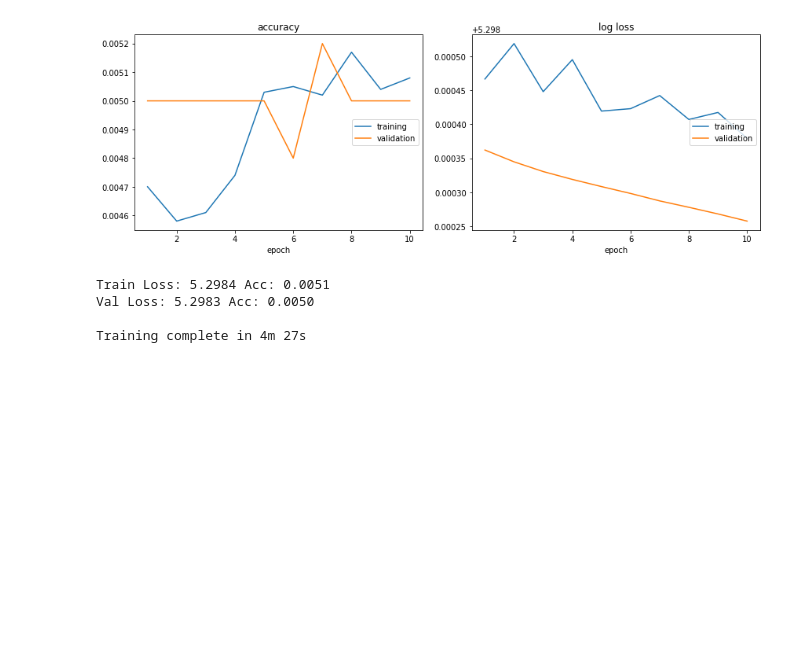
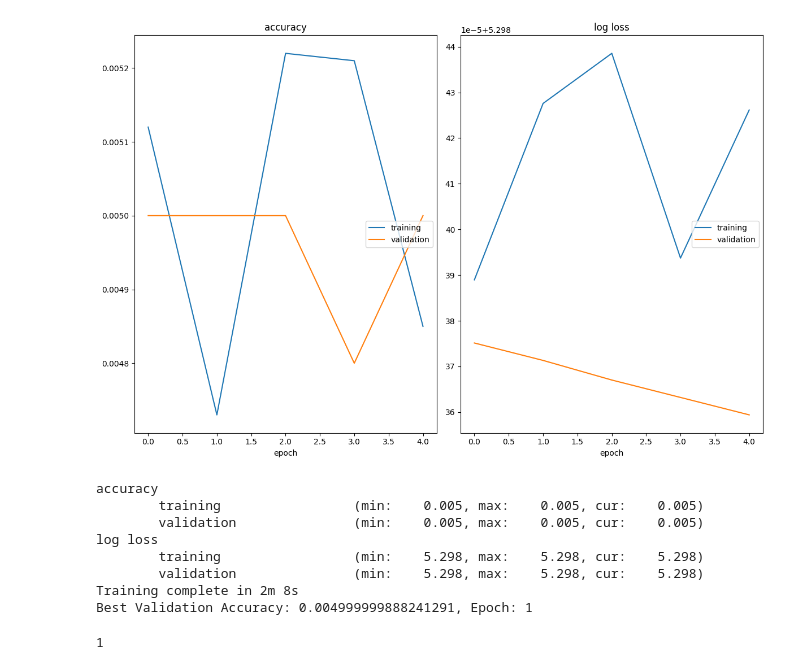
Before and after one commit to tjmoon0104/pytorch-tiny-imagenet, a Jupyter notebook: AlexNet.ipynb, the cells around one changed output. Saved outputs shown, nothing was run; the diff lists cells and outputs as text; code cells hidden in the pictures; blank space fills up the shorter version.

```diff
--- a/AlexNet.ipynb
+++ b/AlexNet.ipynb
@@ -12,3 +15,10 @@ from AlexNet import alexnet
 %matplotlib inline
+# %%
+if torch.cuda.is_available():
+    device = "cuda:0"
+elif torch.backends.mps.is_built():
+    device = torch.device("mps")
+else:
+    device = "cpu"
 # %%
 data_transforms = {
@@ -39,21 +40,32 @@ dataset_sizes = {x: len(image_datasets[x]) for x in ['train', 'val', 'test']}
 # %%
-#Load AlexNet
-model_ft = alexnet()
+# Load AlexNet
+torch.manual_seed(42)
+model_ft = alexnet().to(device)
 
-device = torch.device("cuda:0" if torch.cuda.is_available() else "cpu")
-model_ft = model_ft.to(device)
-
-#Loss Function
-criterion = nn.CrossEntropyLoss()
+# Loss Function
+criterion = nn.CrossEntropyLoss().to(device)
 # Observe that all parameters are being optimized
 optimizer_ft = optim.SGD(model_ft.parameters(), lr=0.001, momentum=0.9)
 # %%
-#Train
-train_model("Alex_np",model_ft, dataloaders, dataset_sizes, criterion, optimizer_ft, num_epochs=10)
+# Train
+train_model(
+    output_path="Alex_not_pretrained",
+    model=model_ft,
+    dataloaders=dataloaders,
+    criterion=criterion,
+    optimizer=optimizer_ft,
+    device=device,
+    num_epochs=5,
+)
 # %% [output]
-[figure, old version]
+[figure, new version]
-Train Loss: 5.2984 Acc: 0.0051
-Val Loss: 5.2983 Acc: 0.0050
-
-Training complete in 4m 27s
+accuracy
+        training                 (min:    0.005, max:    0.005, cur:    0.005)
+        validation               (min:    0.005, max:    0.005, cur:    0.005)
+log loss
+        training                 (min:    5.298, max:    5.298, cur:    5.298)
+        validation               (min:    5.298, max:    5.298, cur:    5.298)
+Training complete in 2m 8s
+Best Validation Accuracy: 0.004999999888241291, Epoch: 1
+1
 # %%
```
Also changed, not shown: parts of 4 cells of this notebook, 16 other files.
